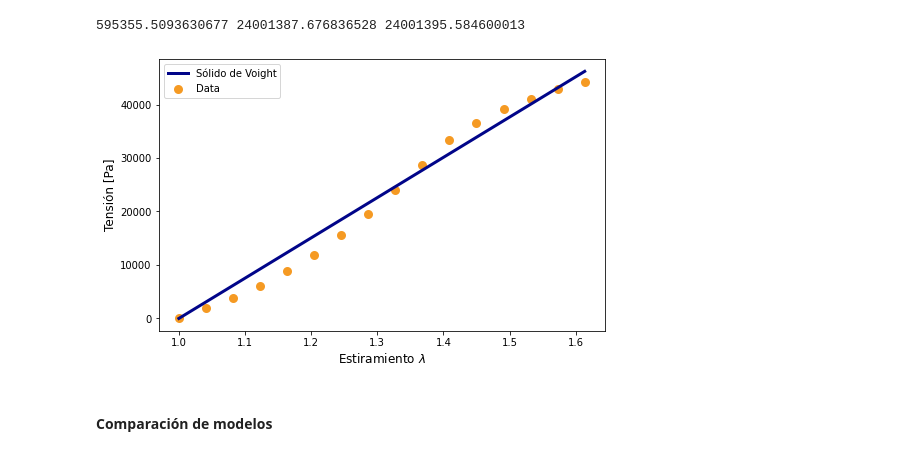
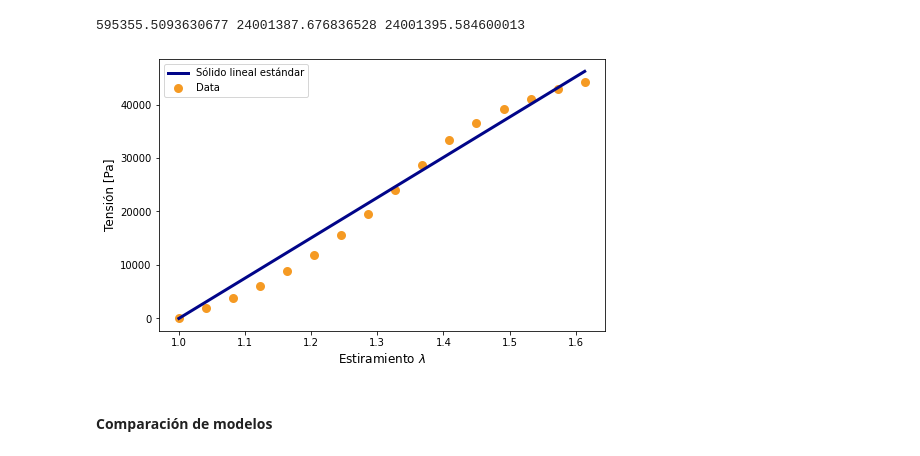
Before and after one commit to ivanvlam/IBM2020, a Jupyter notebook: Tarea 4/tarea-4.ipynb, the cells around one changed output. Drawn from its saved outputs; the diff is of its cells as text; code cells hidden in the pictures.

Commit message:
fix: p2 graphs labels

```diff
--- a/Tarea 4/tarea-4.ipynb
+++ b/Tarea 4/tarea-4.ipynb
@@ -427,25 +427,25 @@ print(mu_sls, tau_e, tau_s)
 # %%
 fig = plt.figure(figsize=fig_size)
 plt.scatter(
     stretch_q[cycle_q['0']:cycle_q['f']:180],
     str_q[cycle_q['0']:cycle_q['f']:180],
     color=naranjo,
     linewidth=3,
     label='Data'
 )
 plt.plot(
     stretch_q[cycle_q['0']:cycle_q['f']],
     lineal_standard(sls_c_fit, stretch_q[cycle_q['0']:cycle_q['f']]),
     color=azul,
     linewidth=3,
-    label='Sólido de Voight'
+    label='Sólido lineal estándar'
 )
 plt.legend()
 plt.xlabel(r'Estiramiento $\lambda$', fontsize=12)
 plt.ylabel('Tensión [Pa]', fontsize=12)
 plt.show()
 # %% [output]
-[figure, old version]
+[figure, new version]
 # %% [markdown]
 #### Comparación de modelos
 # %%
```
